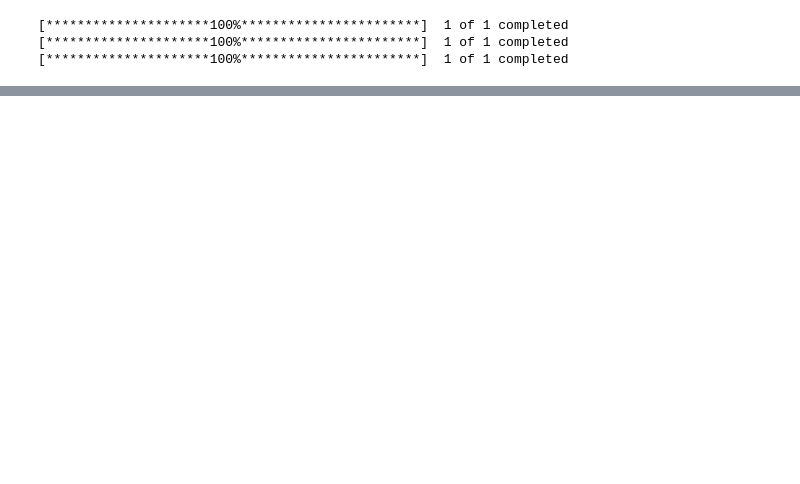
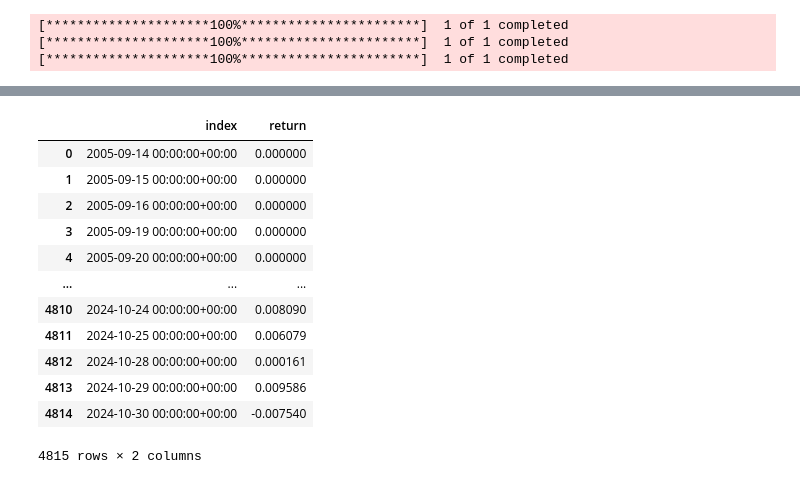
Before and after one commit to Lillian1228/quant_strategies, a Jupyter notebook: notebooks/sma_backtest.ipynb, the cells around one changed output, grey strips where cells are left out. Cells and saved outputs as stored; diff of their text form; code cells hidden in the pictures; blank space fills up the shorter version.

```diff
--- a/notebooks/sma_backtest.ipynb
+++ b/notebooks/sma_backtest.ipynb
@@ -250,0 +273,16 @@ results[0]
+# %%
+returns.reset_index()
+# %% [output]
+|  | index | return |
+| 0 | 2005-09-14 00:00:00+00:00 | 0.000000 |
+| 1 | 2005-09-15 00:00:00+00:00 | 0.000000 |
+| 2 | 2005-09-16 00:00:00+00:00 | 0.000000 |
+| 3 | 2005-09-19 00:00:00+00:00 | 0.000000 |
+| 4 | 2005-09-20 00:00:00+00:00 | 0.000000 |
+| ... | ... | ... |
+| 4810 | 2024-10-24 00:00:00+00:00 | 0.008090 |
+| 4811 | 2024-10-25 00:00:00+00:00 | 0.006079 |
+| 4812 | 2024-10-28 00:00:00+00:00 | 0.000161 |
+| 4813 | 2024-10-29 00:00:00+00:00 | 0.009586 |
+| 4814 | 2024-10-30 00:00:00+00:00 | -0.007540 |
+4815 rows × 2 columns
```
Also changed, not shown: parts of 14 cells of this notebook, 1 other file.
